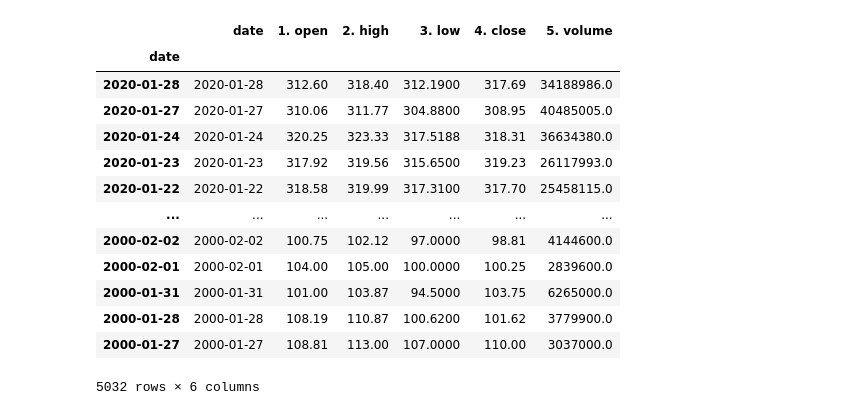
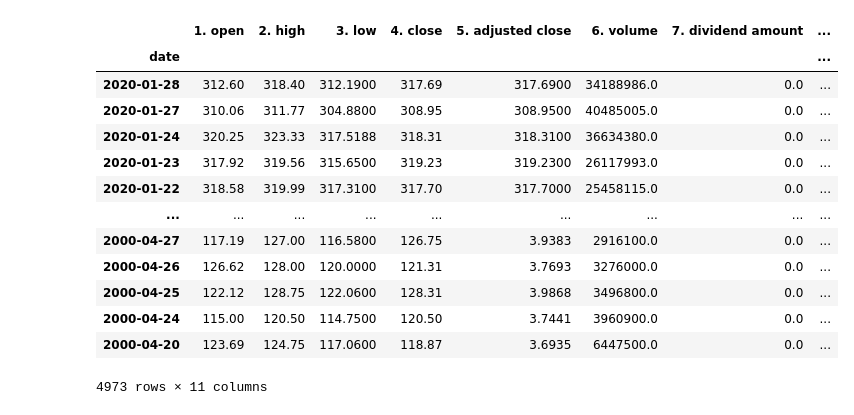
Before and after one commit to mboss1999/ml-finance, a Jupyter notebook: Alpha Vantage Data Analytics.ipynb, the cells around one changed output. Cells and saved outputs as stored; diff of their text form; code cells hidden in the pictures.

Commit message:
Alpha Vantage
Started preprocessing data

```diff
--- a/Alpha Vantage Data Analytics.ipynb
+++ b/Alpha Vantage Data Analytics.ipynb
@@ -11 +14,25 @@ save_data_to_csv.save_dataset(ticker)
 The data is imported from where it is saved and plotted.
+# %%
+import pandas as pd
+import matplotlib.pyplot as plt
+import seaborn as sns; sns.set()
+from pandas.plotting import register_matplotlib_converters
+register_matplotlib_converters()
+
+# Get data and make a datetime index
+data = pd.read_csv(f'./Stock Data/{ticker}_daily_adjusted.csv')
+data.set_index(pd.to_datetime(data['date']), inplace=True)
+data.drop(columns='date', inplace=True)
+
+# Make graphs
+fig, ax = plt.subplots(1, 2, figsize=(18, 7))
+
+ax[0].plot(data.index, data.loc[:, '1. open'])
+ax[0].set_title(ticker + ' Adjusted Price')
+ax[0].set_xlabel('Date')
+ax[0].set_ylabel('Price (USD)')
+
+ax[1].plot(data.index, data.loc[:, '6. volume'])
+ax[1].set_title(ticker + ' Volume')
+ax[1].set_xlabel('Date')
+ax[1].set_ylabel('Volume');
@@ -11,0 +50,17 @@ The data is imported from where it is saved and plotted.
+# %%
+# Technical indicators added
+ti = pd.read_csv(f'./Stock Data/{ticker}_daily_ti.csv')
+ti.set_index(pd.to_datetime(ti['date']), inplace=True)
+ti.drop(columns='date', inplace=True)
+data = data.join(ti, on='date').dropna()
+
+# Technical indicators plotted
+plt.figure(figsize=(18, 12))
+plt.plot(data.index, data['Real Middle Band'], label='Real Middle Band')
+plt.plot(data.index, data['Real Lower Band'], label='Real Lower Band',
+         linestyle='--')
+plt.plot(data.index, data['Real Upper Band'], label='Real Upper Band',
+         linestyle='-.')
+plt.xlabel('Date')
+plt.title(ticker + ' Techincal Indicators')
+plt.legend();
@@ -12,17 +74,17 @@ The data is imported from where it is saved and plotted.
 # %%
-data[]
+data
 # %% [output]
-|  | date | 1. open | 2. high | 3. low | 4. close | 5. volume |
-| date |  |  |  |  |  |  |
-| 2020-01-28 | 2020-01-28 | 312.60 | 318.40 | 312.1900 | 317.69 | 34188986.0 |
-| 2020-01-27 | 2020-01-27 | 310.06 | 311.77 | 304.8800 | 308.95 | 40485005.0 |
-| 2020-01-24 | 2020-01-24 | 320.25 | 323.33 | 317.5188 | 318.31 | 36634380.0 |
-| 2020-01-23 | 2020-01-23 | 317.92 | 319.56 | 315.6500 | 319.23 | 26117993.0 |
-| 2020-01-22 | 2020-01-22 | 318.58 | 319.99 | 317.3100 | 317.70 | 25458115.0 |
-| ... | ... | ... | ... | ... | ... | ... |
-| 2000-02-02 | 2000-02-02 | 100.75 | 102.12 | 97.0000 | 98.81 | 4144600.0 |
-| 2000-02-01 | 2000-02-01 | 104.00 | 105.00 | 100.0000 | 100.25 | 2839600.0 |
-| 2000-01-31 | 2000-01-31 | 101.00 | 103.87 | 94.5000 | 103.75 | 6265000.0 |
-| 2000-01-28 | 2000-01-28 | 108.19 | 110.87 | 100.6200 | 101.62 | 3779900.0 |
-| 2000-01-27 | 2000-01-27 | 108.81 | 113.00 | 107.0000 | 110.00 | 3037000.0 |
+|  | 1. open | 2. high | 3. low | 4. close | 5. adjusted close | 6. volume | 7. dividend amount | ... |
+| date |  |  |  |  |  |  |  | ... |
+| 2020-01-28 | 312.60 | 318.40 | 312.1900 | 317.69 | 317.6900 | 34188986.0 | 0.0 | ... |
+| 2020-01-27 | 310.06 | 311.77 | 304.8800 | 308.95 | 308.9500 | 40485005.0 | 0.0 | ... |
+| 2020-01-24 | 320.25 | 323.33 | 317.5188 | 318.31 | 318.3100 | 36634380.0 | 0.0 | ... |
+| 2020-01-23 | 317.92 | 319.56 | 315.6500 | 319.23 | 319.2300 | 26117993.0 | 0.0 | ... |
+| 2020-01-22 | 318.58 | 319.99 | 317.3100 | 317.70 | 317.7000 | 25458115.0 | 0.0 | ... |
+| ... | ... | ... | ... | ... | ... | ... | ... | ... |
+| 2000-04-27 | 117.19 | 127.00 | 116.5800 | 126.75 | 3.9383 | 2916100.0 | 0.0 | ... |
+| 2000-04-26 | 126.62 | 128.00 | 120.0000 | 121.31 | 3.7693 | 3276000.0 | 0.0 | ... |
+| 2000-04-25 | 122.12 | 128.75 | 122.0600 | 128.31 | 3.9868 | 3496800.0 | 0.0 | ... |
+| 2000-04-24 | 115.00 | 120.50 | 114.7500 | 120.50 | 3.7441 | 3960900.0 | 0.0 | ... |
+| 2000-04-20 | 123.69 | 124.75 | 117.0600 | 118.87 | 3.6935 | 6447500.0 | 0.0 | ... |
-5032 rows × 6 columns
+4973 rows × 11 columns
```
Also changed, not shown: parts of 13 cells of this notebook, 4 other files.
